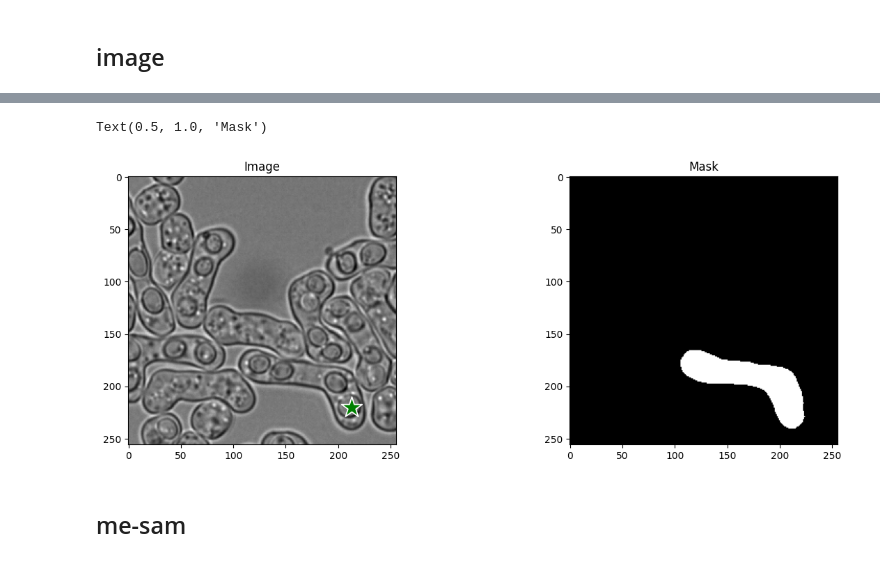
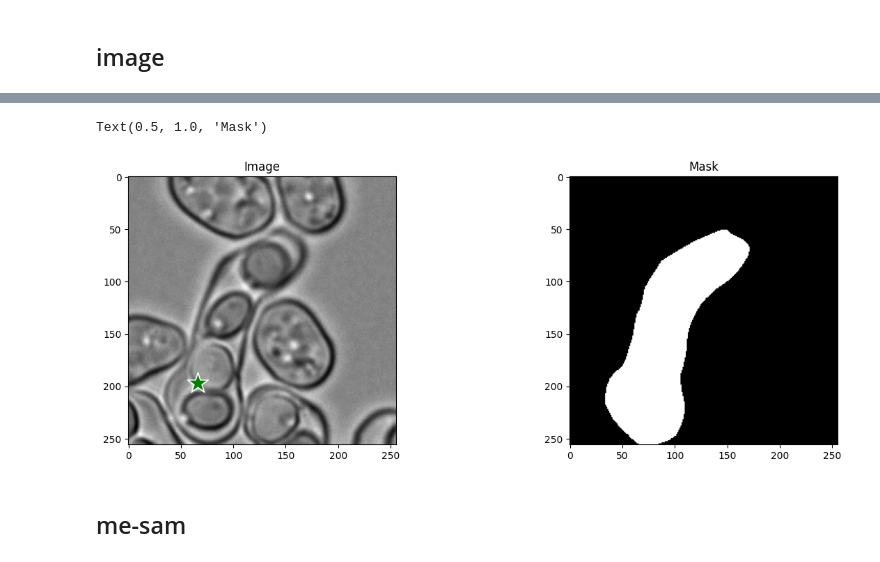
Before and after one commit to wanlanli/segment-anything, a Jupyter notebook: notebooks/home_training.ipynb, the cells around one changed output, grey strips where cells are left out. Drawn from its saved outputs; the diff is of its cells as text; code cells hidden in the pictures.

Commit message:
training

```diff
--- a/notebooks/home_training.ipynb
+++ b/notebooks/home_training.ipynb
@@ -9,3 +9,19 @@ import random
 # from scipy import ndimage
 # %%
 from  pycocotools.coco import COCO
+# %%
+root = "/media/wd/T7/data/for_sam_test/data/set001/"
+coco = COCO("/media/wd/T7/data/for_sam_test/data/set001/set001.json")
+imagelist = os.listdir("/media/wd/T7/data/for_sam_test/data/set001/")
+imagelist = sorted(imagelist)
+imagelist = [os.path.join(root, i) for i in imagelist if i.endswith(".png")]
+# image = cv2.imread(file[:-4]+"png", -1)
+large_masks = []
+large_images = []
+for i in coco.getImgIds():
+    annas = coco.getAnnIds(i)
+    image = cv2.imread(imagelist[i-1], -1)
+    for j in annas:
+        mask= coco.annToMask(coco.anns[j])
+        large_masks.append(mask)
+        large_images.append(image)
@@ -12,5 +33,5 @@ from  pycocotools.coco import COCO
 # %%
-root = "/home/wd/data/for_sam_test/for_training/"
+root = "/media/wd/T7/data/for_sam_test/data/"
 filelist = os.listdir(root)
 filelist = [os.path.join(root, f) for f in filelist if f.endswith(".json")]
 # %%
@@ -444,22 +489,22 @@ for i in range(0, 10):
 # %%
-idx = 162
+idx = 168
 test_image = dataset[idx]["image"]
 test_mask = dataset[idx]["label"]
 prompt = get_points(np.array(test_mask))
 
 fig, axes = plt.subplots(1, 2, figsize=(15, 5))
 # Plot the first image on the left
 axes[0].imshow(np.array(test_image), cmap='gray')  # Assuming the first image is grayscale
 axes[0].set_title("Image")
 axes[0].scatter(np.array(prompt[0][0])[:,0], np.array(prompt[0][0])[:,1],
                   color='green', marker='*', s=500, edgecolor='white', linewidth=1.25)
 
 # Plot the second image on the right
 axes[1].imshow(test_mask, cmap='gray')  # Assuming the second image is grayscale
 axes[1].set_title("Mask")
 # %% [output]
 Text(0.5, 1.0, 'Mask')
-[figure, old version]
+[figure, new version]
 # %% [markdown]
 ## me-sam
 # %%
```
Also changed, not shown: parts of 11 cells of this notebook.
